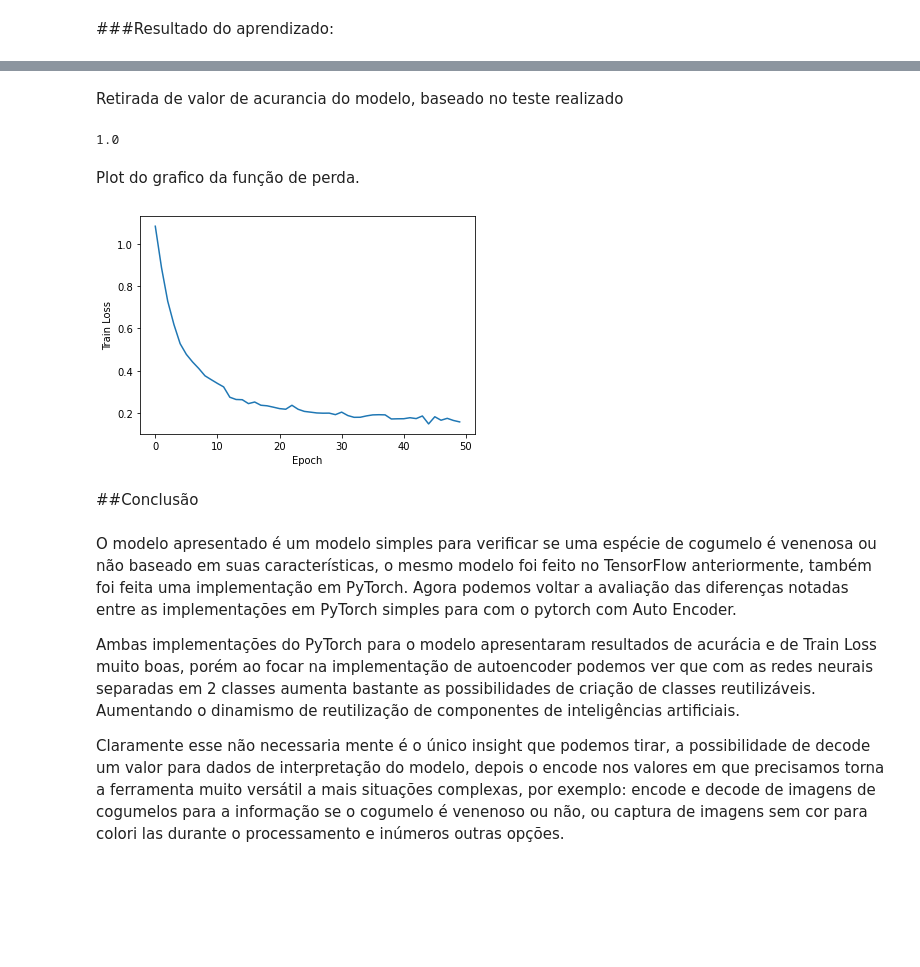
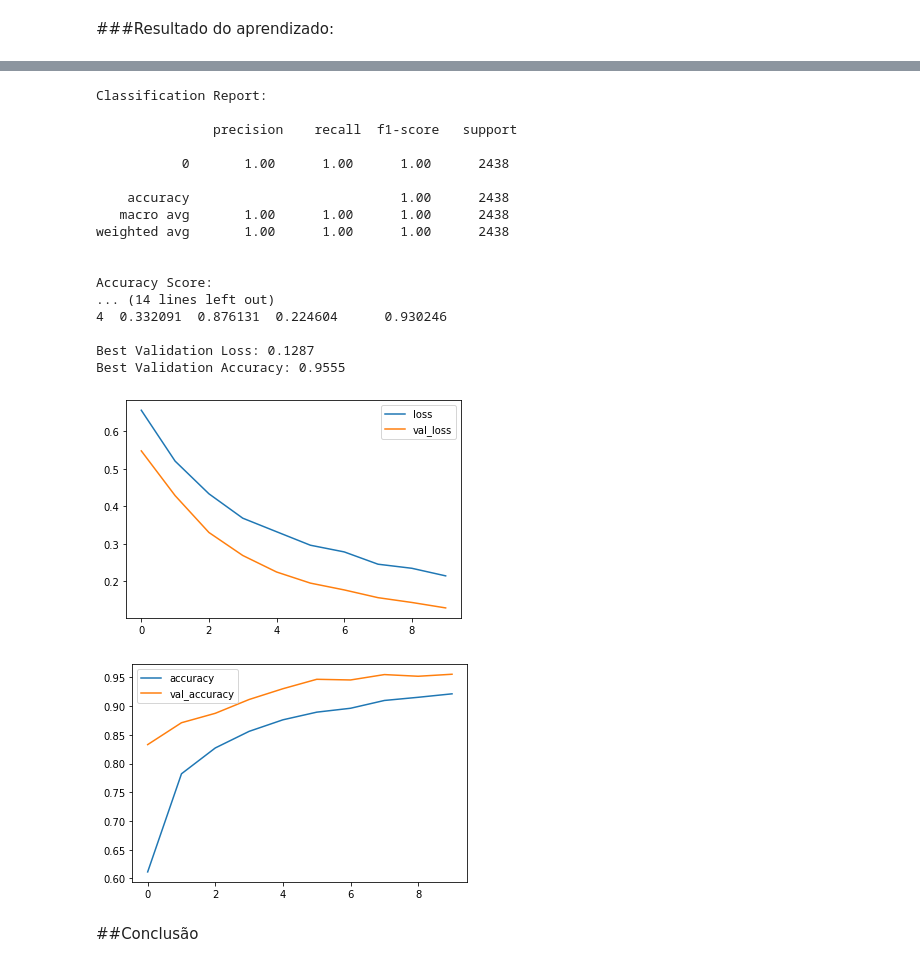
Before and after one commit to marceloccs/deep_learning_pos_ai, a Jupyter notebook: Trilha_8_Uso_de_PyThorch_como_hyper_parametros.ipynb, the cells around one changed output, grey strips where cells are left out. Saved outputs shown, nothing was run; the diff lists cells and outputs as text; code cells hidden in the pictures; blank space fills up the shorter version.

```diff
--- a/Trilha_8_Uso_de_PyThorch_como_hyper_parametros.ipynb
+++ b/Trilha_8_Uso_de_PyThorch_como_hyper_parametros.ipynb
@@ -259,0 +166,10 @@ for epoch in tqdm.trange(EPOCHS):
+# %%
+model = keras.Sequential([
+    layers.Dense(X_train.shape[1],activation='sigmoid', input_shape=[X_train.shape[1]]),
+    layers.Dense(X_train.shape[1]/2,activation='relu' ),
+    layers.Dropout(0.5),
+    layers.Dense(y_train.shape[1],activation='sigmoid')
+])
+
+model.compile(loss = 'binary_crossentropy', optimizer = 'adam', metrics=['accuracy'])
+history = model.fit(np.array(X_train).astype("int"),np.array(y_train).astype("int"),validation_split=0.3,epochs=10,batch_size=32)
@@ -268,2 +199,22 @@ def plot_history(loss_list):
+# %%
+def display_acc_hist(history):
+  history_df = pd.DataFrame(history.history)
+  print('\n\nLearning Curve... \n\n')
+  print('\n', history_df.head())
+  # Start the plot at epoch 0
+  history_df.loc[0:, ['loss', 'val_loss']].plot()
+  history_df.loc[0:, [history_df.columns[1], history_df.columns[3]]].plot()
+
+  print(("\nBest Validation Loss: {:0.4f}" +\
+      "\nBest Validation Accuracy: {:0.4f}")\
+      .format(history_df[history_df.columns[2]].min(),
+              history_df[history_df.columns[3]].max()))
+  print('\n ')
+  return
+
+def print_results(y_test, y_pred):
+  print('\nClassification Report: \n\n', classification_report(y_test, y_pred))
+  print('\nAccuracy Score: \n\n', accuracy_score(y_test, y_pred), '\n')
+  return
 # %% [markdown]
 ###Resultado do aprendizado:
@@ -276,21 +221,28 @@ yy_pred = model(xx_test).round()
-# %% [markdown]
-Retirada de valor de acurancia do modelo, baseado no teste realizado
-# %%
-from sklearn.metrics import accuracy_score
-print(accuracy_score(yy_test.detach().numpy(), yy_pred.detach().numpy()))
-# %% [output]
-1.0
-# %% [markdown]
-Plot do grafico da função de perda.
-# %%
-plot_history(loss_list)
-# %% [output]
-[figure, removed]
+# %%
+y_pred_one = np.argmax(model.predict(X_test), axis=1)
+y_test_one = np.argmax(np.array(y_test), axis=1)
+
+print_results(y_test_one, y_pred_one)
+display_acc_hist(history)
+# %% [output]
+Classification Report:
+
+               precision    recall  f1-score   support
+
+           0       1.00      1.00      1.00      2438
+
+    accuracy                           1.00      2438
+   macro avg       1.00      1.00      1.00      2438
+weighted avg       1.00      1.00      1.00      2438
+
+
+Accuracy Score:
+... (14 lines left out)
+4  0.332091  0.876131  0.224604      0.930246
+
+Best Validation Loss: 0.1287
+Best Validation Accuracy: 0.9555
+[figure, added]
+[figure, added]
 # %% [markdown]
 ##Conclusão
-# %% [markdown]
-O modelo apresentado é um modelo simples para verificar se uma espécie de cogumelo é venenosa ou não baseado em suas características, o mesmo modelo foi feito no TensorFlow anteriormente, também foi feita uma implementação em PyTorch. Agora podemos voltar a avaliação das diferenças notadas entre as implementações em PyTorch simples para com o pytorch com Auto Encoder.
-
-Ambas implementações do PyTorch para o modelo apresentaram resultados de acurácia e de Train Loss muito boas, porém ao focar na implementação de autoencoder podemos ver que com as redes neurais separadas em 2 classes aumenta bastante as possibilidades de criação de classes reutilizáveis. Aumentando o dinamismo de reutilização de componentes de inteligências artificiais.
-
-Claramente esse não necessaria mente é o único insight que podemos tirar, a possibilidade de decode um valor para dados de interpretação do modelo, depois o encode nos valores em que precisamos torna a ferramenta muito versátil a mais situações complexas, por exemplo: encode e decode de imagens de cogumelos para a informação se o cogumelo é  venenoso ou não, ou captura de imagens sem cor para colori las durante o processamento e inúmeros outras opções.
```
Also changed, not shown: parts of 14 cells of this notebook.
